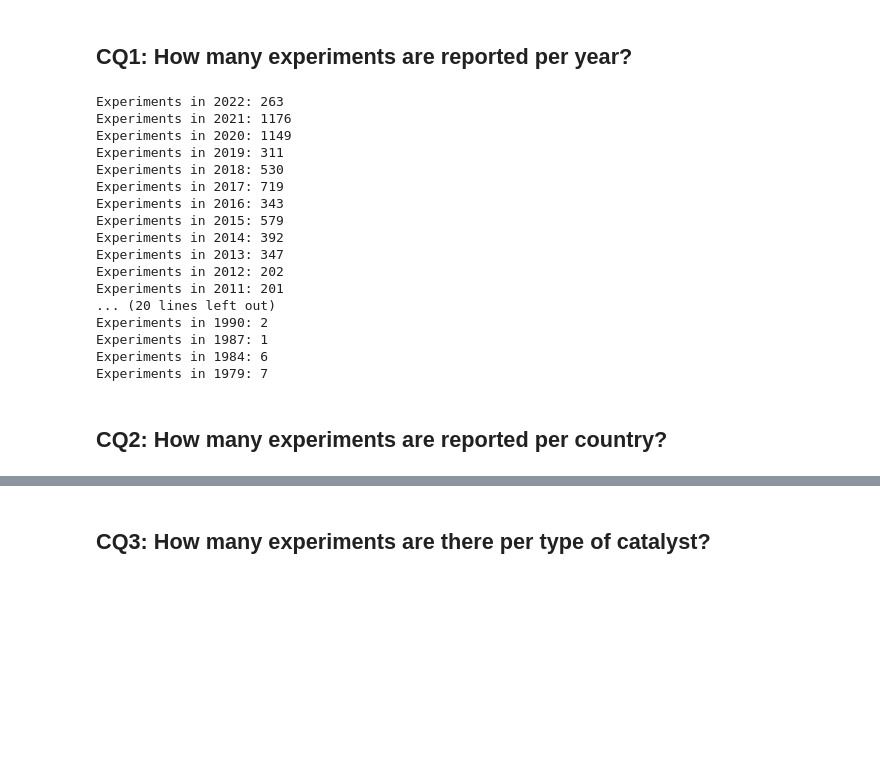
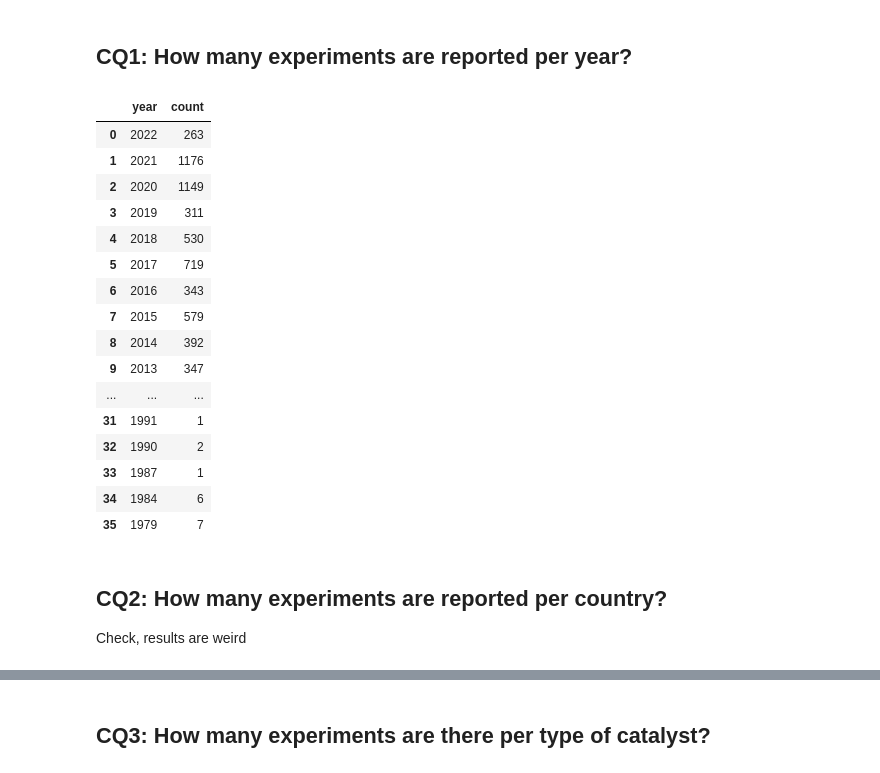
Before and after one commit to SolarChem/solarchem-ontology, a Jupyter notebook: knowledge-graph/querying.ipynb, the cells around one changed output, grey strips where cells are left out. Saved outputs shown, nothing was run; the diff lists cells and outputs as text; code cells hidden in the pictures; blank space fills up the shorter version.

```diff
--- a/knowledge-graph/querying.ipynb
+++ b/knowledge-graph/querying.ipynb
@@ -506,42 +435,37 @@ Not yet in the KG, only photocatalysis experiments
 # %% [markdown]
 ## CQ1: How many experiments are reported per year?
 # %%
-q_res = g.query("""
-    PREFIX bibo: <http://purl.org/ontology/bibo/>
-    PREFIX dc: <http://purl.org/dc/elements/1.1/>
-    PREFIX solar: <https://w3id.org/solar/o/core#>
-    PREFIX schema: <https://schema.org/>
-
-    SELECT ?year (COUNT (DISTINCT ?expexec) AS ?count)
+query = prefixes + """
+   SELECT ?year (COUNT (DISTINCT ?expexec) AS ?count)
     WHERE {
         ?article a schema:ScholarlyArticle ;
             schema:datePublished ?year ;
             solar:hasExperimentExecution ?expexec
     } GROUP BY ?year
     ORDER BY DESC (?year)
 
-""")
+"""
 
-for row in q_res:
-    print(f"Experiments in {row.year}: {row['count'].value}")
+q_res = run_query_csv(query)
 # %% [output]
-Experiments in 2022: 263
-Experiments in 2021: 1176
-Experiments in 2020: 1149
-Experiments in 2019: 311
-Experiments in 2018: 530
-Experiments in 2017: 719
-Experiments in 2016: 343
-Experiments in 2015: 579
-Experiments in 2014: 392
-Experiments in 2013: 347
-Experiments in 2012: 202
-Experiments in 2011: 201
-... (20 lines left out)
-Experiments in 1990: 2
-Experiments in 1987: 1
-Experiments in 1984: 6
-Experiments in 1979: 7
+|  | year | count |
+| 0 | 2022 | 263 |
+| 1 | 2021 | 1176 |
+| 2 | 2020 | 1149 |
+| 3 | 2019 | 311 |
+| 4 | 2018 | 530 |
+| 5 | 2017 | 719 |
+| 6 | 2016 | 343 |
+| 7 | 2015 | 579 |
+| 8 | 2014 | 392 |
+| 9 | 2013 | 347 |
+| ... | ... | ... |
+| 31 | 1991 | 1 |
+| 32 | 1990 | 2 |
+| 33 | 1987 | 1 |
+| 34 | 1984 | 6 |
+| 35 | 1979 | 7 |
 # %% [markdown]
 ## CQ2: How many experiments are reported per country?
+Check, results are weird
 # %%
```
Also changed, not shown: parts of 28 cells of this notebook.
